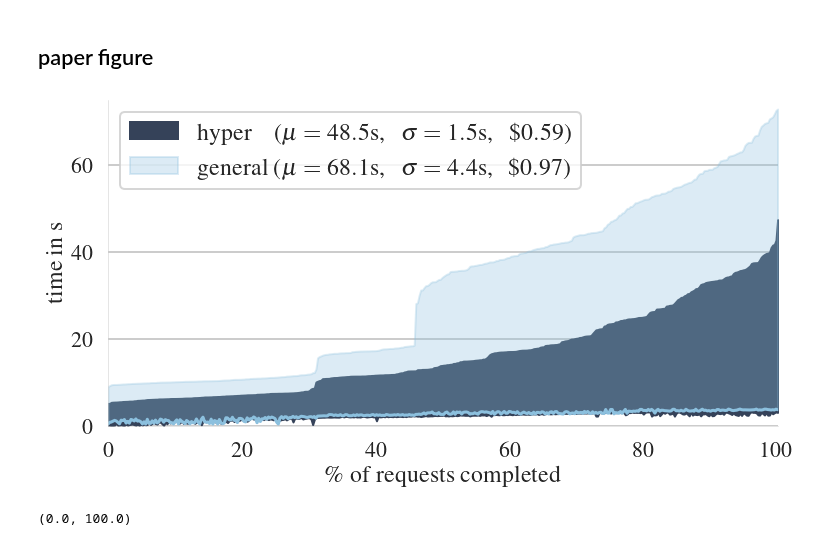
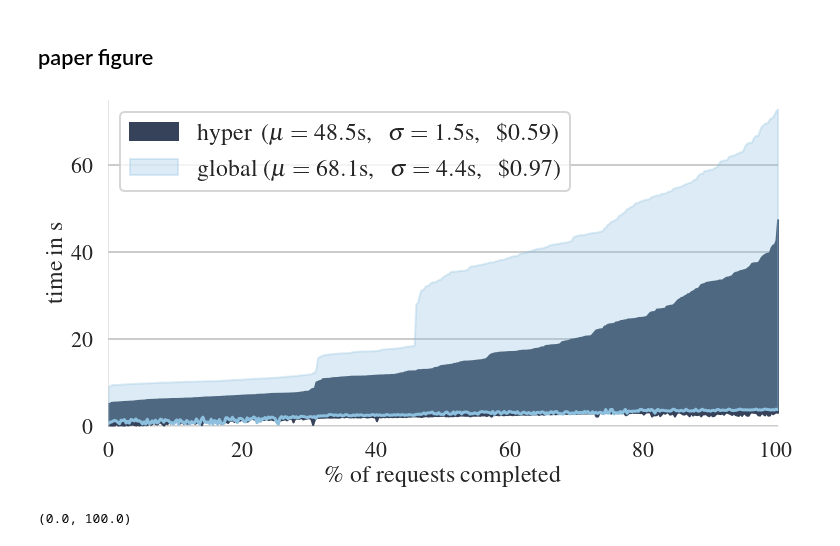
Before and after one commit to tuplex/tuplex, a Jupyter notebook: benchmarks/nextconf/hyperspecialization/flights/notebooks/03_WORKSHOP_Hyper_vs_NoHyper_Invocations.ipynb, the cells around one changed output. Saved outputs shown, nothing was run; the diff lists cells and outputs as text; code cells hidden in the pictures.

```diff
--- a/benchmarks/nextconf/hyperspecialization/flights/notebooks/03_WORKSHOP_Hyper_vs_NoHyper_Invocations.ipynb
+++ b/benchmarks/nextconf/hyperspecialization/flights/notebooks/03_WORKSHOP_Hyper_vs_NoHyper_Invocations.ipynb
@@ -152,7 +145,7 @@ path_nohyper = '../results_hyper/flights-nohyper-run-1.json'
 data_hyper = load_job(path_hyper)
 data_general = load_job(path_nohyper)
 # %%
-ts_start, ts_end = pd.to_datetime(data['stageStartTimestamp']), pd.to_datetime(data['stageEndTimestamp'])
+#ts_start, ts_end = pd.to_datetime(data['stageStartTimestamp']), pd.to_datetime(data['stageEndTimestamp'])
 # %%
 sort_key = 'tsRequestEnd'
 
@@ -179,32 +172,32 @@ g_col = np.array([140, 192, 222]) / 255.0 #sns.color_palette()[1]
 # %%
 plt.figure(figsize=(12, 6))
 
 ts_start = pd.to_datetime(data_hyper['stageStartTimestamp'])
 x, y1, y2 = requests_to_pyplot(requests_hyper, ts_start)
 # pct
 x = x / (len(x) -1) * 100.0
-label = 'hyper \\;\\, ($\\mu={:.1f}\\mathrm{{s}}$, \\, $\\sigma={:.1f}\\mathrm{{s}}$, \\, $\\${:.2f}$)'.format(hyper_mu, hyper_sigma, hyper_cost)
+label = 'hyper $\\!$ ($\\mu={:.1f}\\mathrm{{s}}$, \\, $\\sigma={:.1f}\\mathrm{{s}}$, \\, $\\${:.2f}$)'.format(hyper_mu, hyper_sigma, hyper_cost)
 plt.fill_between(x, y1, y2, alpha=1.0, label=label, color=n_col, linewidth=2)
 
 ts_start = pd.to_datetime(data_general['stageStartTimestamp'])
 x, y1, y2 = requests_to_pyplot(requests_general, ts_start)
 # pct
 x = x / (len(x) -1) * 100
-label = 'general ($\\mu={:.1f}\\mathrm{{s}}$, \\, $\\sigma={:.1f}\\mathrm{{s}}$, \\, $\\${:.2f}$)'.format(general_mu, general_sigma, general_cost)
+label = 'global ($\\mu={:.1f}\\mathrm{{s}}$, \\, $\\sigma={:.1f}\\mathrm{{s}}$, \\, $\\${:.2f}$)'.format(general_mu, general_sigma, general_cost)
 plt.fill_between(x, y1, y2, alpha=.3, label=label, color=g_col, linewidth=2)
 plt.plot(x, y2, color=g_col, linewidth=3)
 
 plt.grid(axis='x')
 plt.legend(loc='upper left', fontsize=24)
 plt.ylabel('time in s')
 plt.xlabel('\% of requests completed')
 plt.ylim(0, 75)
 plt.xlim(0, 100)
 
 sns.despine()
 plt.savefig('workshop_requests.pdf', transparent=True, dpi=120, bbox_inches = 'tight', pad_inches = 0)
 # %% [output]
-[figure, old version]
+[figure, new version]
 # %%
 # plt.axhline(ts_start)
 # plt.axhline(ts_end)
```
Also changed, not shown: parts of 2 cells of this notebook, 2 other files.
